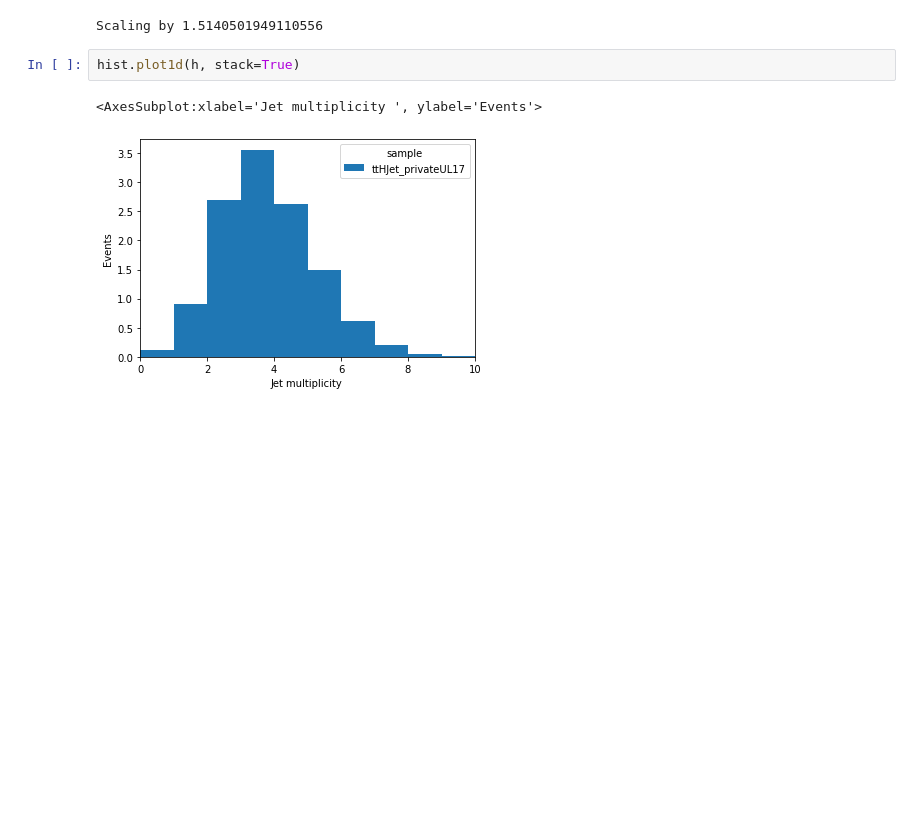
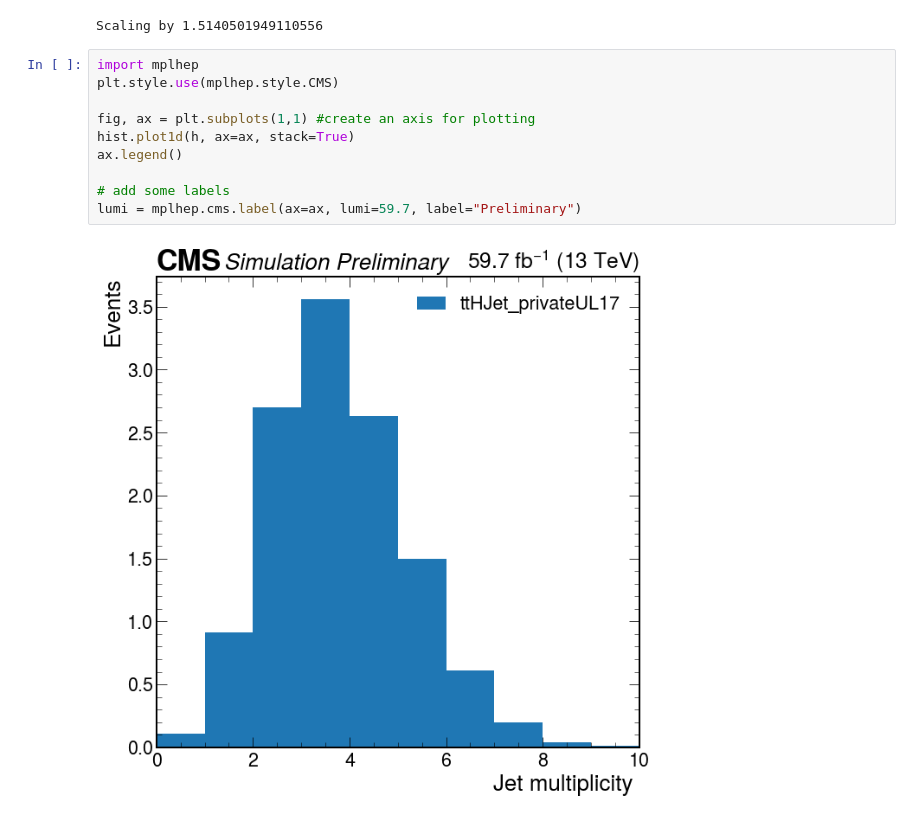
Before and after one commit to ywan2/topcoffea, a Jupyter notebook: tutorials/intro_coffea.hist.ipynb, the cells around one changed output. Saved outputs shown, nothing was run; the diff lists cells and outputs as text; blank space fills up the shorter version.

Commit message:
Pretty final plot

```diff
--- a/tutorials/intro_coffea.hist.ipynb
+++ b/tutorials/intro_coffea.hist.ipynb
@@ -223,8 +223,15 @@ print('Scaling by', wgt)
 h.scale(wgt) #2018 lumi of 59.7 fb^-1
 # %% [output]
 Scaling by 1.5140501949110556
-# %%
-hist.plot1d(h, stack=True)
-# %% [output]
-<AxesSubplot:xlabel='Jet multiplicity ', ylabel='Events'>
-[figure, removed]
+# %%
+import mplhep
+plt.style.use(mplhep.style.CMS)
+
+fig, ax = plt.subplots(1,1) #create an axis for plotting
+hist.plot1d(h, ax=ax, stack=True)
+ax.legend()
+
+# add some labels
+lumi = mplhep.cms.label(ax=ax, lumi=59.7, label="Preliminary")
+# %% [output]
+[figure, added]
```
Also changed, not shown: parts of 2 cells of this notebook.
